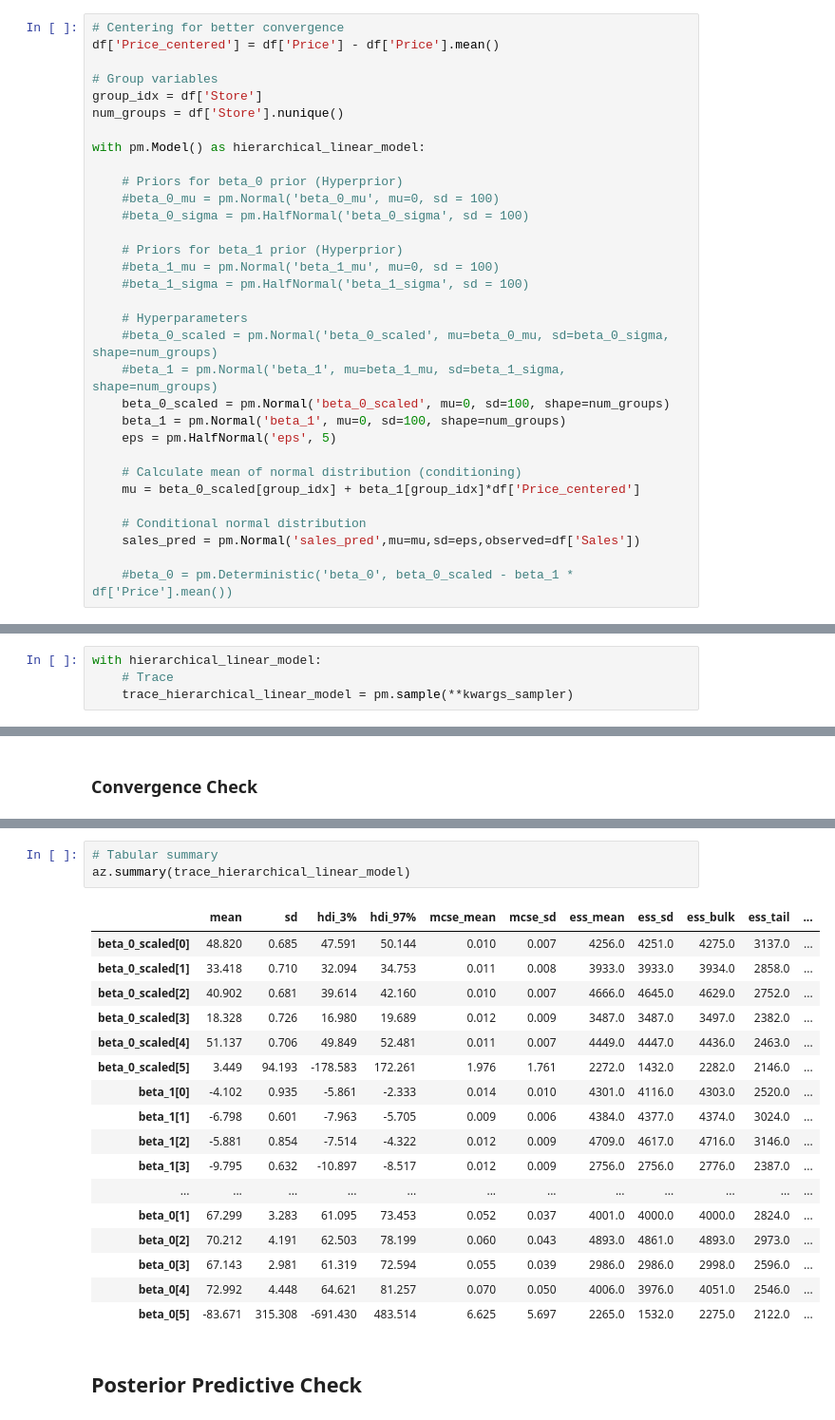
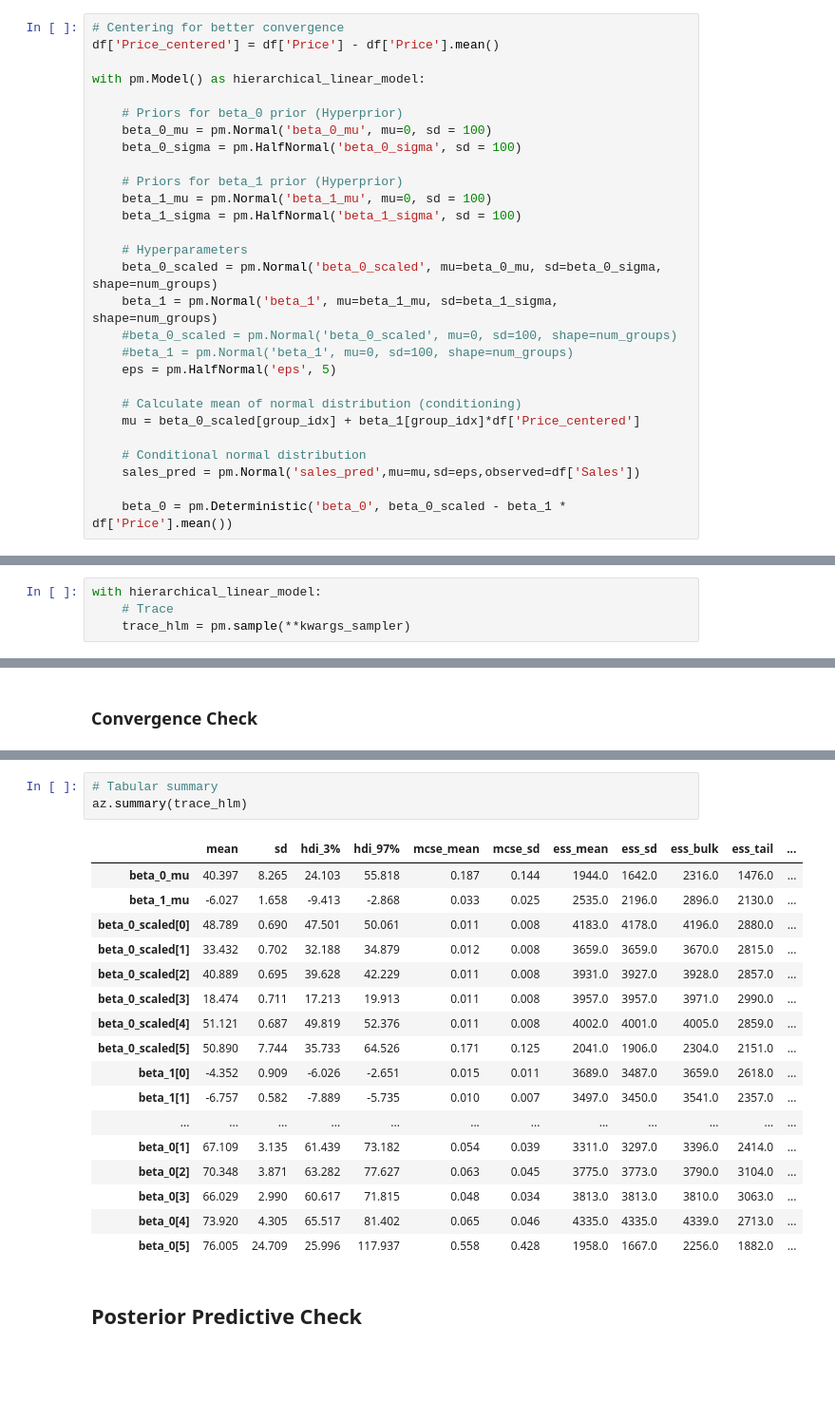
Before and after one commit to ThiesDS/bayes_workshop, a Jupyter notebook: 2_praxis/loesungen/praxisteil_II.ipynb, the cells around one changed output, grey strips where cells are left out. Shown at 95% size. Cells and saved outputs as stored; diff of their text form; blank space fills up the shorter version.

```diff
--- a/2_praxis/loesungen/praxisteil_II.ipynb
+++ b/2_praxis/loesungen/praxisteil_II.ipynb
@@ -112,25 +112,21 @@ Die Implementierung findet Schrittweise statt, um den Prozess zu verdeutlichen:
 # Centering for better convergence
 df['Price_centered'] = df['Price'] - df['Price'].mean()
 
-# Group variables
-group_idx = df['Store']
-num_groups = df['Store'].nunique()
-
 with pm.Model() as hierarchical_linear_model:
 
     # Priors for beta_0 prior (Hyperprior)
-    #beta_0_mu = pm.Normal('beta_0_mu', mu=0, sd = 100)
-    #beta_0_sigma = pm.HalfNormal('beta_0_sigma', sd = 100)
+    beta_0_mu = pm.Normal('beta_0_mu', mu=0, sd = 100)
+    beta_0_sigma = pm.HalfNormal('beta_0_sigma', sd = 100)
 
     # Priors for beta_1 prior (Hyperprior)
-    #beta_1_mu = pm.Normal('beta_1_mu', mu=0, sd = 100)
-    #beta_1_sigma = pm.HalfNormal('beta_1_sigma', sd = 100)
+    beta_1_mu = pm.Normal('beta_1_mu', mu=0, sd = 100)
+    beta_1_sigma = pm.HalfNormal('beta_1_sigma', sd = 100)
 
     # Hyperparameters
-    #beta_0_scaled = pm.Normal('beta_0_scaled', mu=beta_0_mu, sd=beta_0_sigma, shape=num_groups)
-    #beta_1 = pm.Normal('beta_1', mu=beta_1_mu, sd=beta_1_sigma, shape=num_groups)
-    beta_0_scaled = pm.Normal('beta_0_scaled', mu=0, sd=100, shape=num_groups)
-    beta_1 = pm.Normal('beta_1', mu=0, sd=100, shape=num_groups)
+    beta_0_scaled = pm.Normal('beta_0_scaled', mu=beta_0_mu, sd=beta_0_sigma, shape=num_groups)
+    beta_1 = pm.Normal('beta_1', mu=beta_1_mu, sd=beta_1_sigma, shape=num_groups)
+    #beta_0_scaled = pm.Normal('beta_0_scaled', mu=0, sd=100, shape=num_groups)
+    #beta_1 = pm.Normal('beta_1', mu=0, sd=100, shape=num_groups)
     eps = pm.HalfNormal('eps', 5)
 
     # Calculate mean of normal distribution (conditioning)
@@ -139,7 +135,7 @@ with pm.Model() as hierarchical_linear_model:
     # Conditional normal distribution
     sales_pred = pm.Normal('sales_pred',mu=mu,sd=eps,observed=df['Sales'])
 
-    #beta_0 = pm.Deterministic('beta_0', beta_0_scaled - beta_1 * df['Price'].mean())
+    beta_0 = pm.Deterministic('beta_0', beta_0_scaled - beta_1 * df['Price'].mean())
 # %%
 # Visualize the model
 pm.model_to_graphviz(hierarchical_linear_model)
@@ -152,7 +148,7 @@ pm.model_to_graphviz(hierarchical_linear_model)
 # %%
 with hierarchical_linear_model:
     # Trace
-    trace_hierarchical_linear_model = pm.sample(**kwargs_sampler)
+    trace_hlm = pm.sample(**kwargs_sampler)
 # %% [output]
 Auto-assigning NUTS sampler...
 Initializing NUTS using jitter+adapt_diag...
@@ -191,24 +185,24 @@ array([[<AxesSubplot:title={'center':'beta_0_scaled\n0'}>,
 # %%
 # Tabular summary
-az.summary(trace_hierarchical_linear_model)
+az.summary(trace_hlm)
 # %% [output]
 |  | mean | sd | hdi_3% | hdi_97% | mcse_mean | mcse_sd | ess_mean | ess_sd | ess_bulk | ess_tail | ... |
-| beta_0_scaled[0] | 48.820 | 0.685 | 47.591 | 50.144 | 0.010 | 0.007 | 4256.0 | 4251.0 | 4275.0 | 3137.0 | ... |
-| beta_0_scaled[1] | 33.418 | 0.710 | 32.094 | 34.753 | 0.011 | 0.008 | 3933.0 | 3933.0 | 3934.0 | 2858.0 | ... |
-| beta_0_scaled[2] | 40.902 | 0.681 | 39.614 | 42.160 | 0.010 | 0.007 | 4666.0 | 4645.0 | 4629.0 | 2752.0 | ... |
-| beta_0_scaled[3] | 18.328 | 0.726 | 16.980 | 19.689 | 0.012 | 0.009 | 3487.0 | 3487.0 | 3497.0 | 2382.0 | ... |
-| beta_0_scaled[4] | 51.137 | 0.706 | 49.849 | 52.481 | 0.011 | 0.007 | 4449.0 | 4447.0 | 4436.0 | 2463.0 | ... |
-| beta_0_scaled[5] | 3.449 | 94.193 | -178.583 | 172.261 | 1.976 | 1.761 | 2272.0 | 1432.0 | 2282.0 | 2146.0 | ... |
-| beta_1[0] | -4.102 | 0.935 | -5.861 | -2.333 | 0.014 | 0.010 | 4301.0 | 4116.0 | 4303.0 | 2520.0 | ... |
-| beta_1[1] | -6.798 | 0.601 | -7.963 | -5.705 | 0.009 | 0.006 | 4384.0 | 4377.0 | 4374.0 | 3024.0 | ... |
-| beta_1[2] | -5.881 | 0.854 | -7.514 | -4.322 | 0.012 | 0.009 | 4709.0 | 4617.0 | 4716.0 | 3146.0 | ... |
-| beta_1[3] | -9.795 | 0.632 | -10.897 | -8.517 | 0.012 | 0.009 | 2756.0 | 2756.0 | 2776.0 | 2387.0 | ... |
+| beta_0_mu | 40.397 | 8.265 | 24.103 | 55.818 | 0.187 | 0.144 | 1944.0 | 1642.0 | 2316.0 | 1476.0 | ... |
+| beta_1_mu | -6.027 | 1.658 | -9.413 | -2.868 | 0.033 | 0.025 | 2535.0 | 2196.0 | 2896.0 | 2130.0 | ... |
+| beta_0_scaled[0] | 48.789 | 0.690 | 47.501 | 50.061 | 0.011 | 0.008 | 4183.0 | 4178.0 | 4196.0 | 2880.0 | ... |
+| beta_0_scaled[1] | 33.432 | 0.702 | 32.188 | 34.879 | 0.012 | 0.008 | 3659.0 | 3659.0 | 3670.0 | 2815.0 | ... |
+| beta_0_scaled[2] | 40.889 | 0.695 | 39.628 | 42.229 | 0.011 | 0.008 | 3931.0 | 3927.0 | 3928.0 | 2857.0 | ... |
+| beta_0_scaled[3] | 18.474 | 0.711 | 17.213 | 19.913 | 0.011 | 0.008 | 3957.0 | 3957.0 | 3971.0 | 2990.0 | ... |
+| beta_0_scaled[4] | 51.121 | 0.687 | 49.819 | 52.376 | 0.011 | 0.008 | 4002.0 | 4001.0 | 4005.0 | 2859.0 | ... |
+| beta_0_scaled[5] | 50.890 | 7.744 | 35.733 | 64.526 | 0.171 | 0.125 | 2041.0 | 1906.0 | 2304.0 | 2151.0 | ... |
+| beta_1[0] | -4.352 | 0.909 | -6.026 | -2.651 | 0.015 | 0.011 | 3689.0 | 3487.0 | 3659.0 | 2618.0 | ... |
+| beta_1[1] | -6.757 | 0.582 | -7.889 | -5.735 | 0.010 | 0.007 | 3497.0 | 3450.0 | 3541.0 | 2357.0 | ... |
 | ... | ... | ... | ... | ... | ... | ... | ... | ... | ... | ... | ... |
-| beta_0[1] | 67.299 | 3.283 | 61.095 | 73.453 | 0.052 | 0.037 | 4001.0 | 4000.0 | 4000.0 | 2824.0 | ... |
-| beta_0[2] | 70.212 | 4.191 | 62.503 | 78.199 | 0.060 | 0.043 | 4893.0 | 4861.0 | 4893.0 | 2973.0 | ... |
-| beta_0[3] | 67.143 | 2.981 | 61.319 | 72.594 | 0.055 | 0.039 | 2986.0 | 2986.0 | 2998.0 | 2596.0 | ... |
-| beta_0[4] | 72.992 | 4.448 | 64.621 | 81.257 | 0.070 | 0.050 | 4006.0 | 3976.0 | 4051.0 | 2546.0 | ... |
-| beta_0[5] | -83.671 | 315.308 | -691.430 | 483.514 | 6.625 | 5.697 | 2265.0 | 1532.0 | 2275.0 | 2122.0 | ... |
+| beta_0[1] | 67.109 | 3.135 | 61.439 | 73.182 | 0.054 | 0.039 | 3311.0 | 3297.0 | 3396.0 | 2414.0 | ... |
+| beta_0[2] | 70.348 | 3.871 | 63.282 | 77.627 | 0.063 | 0.045 | 3775.0 | 3773.0 | 3790.0 | 3104.0 | ... |
+| beta_0[3] | 66.029 | 2.990 | 60.617 | 71.815 | 0.048 | 0.034 | 3813.0 | 3813.0 | 3810.0 | 3063.0 | ... |
+| beta_0[4] | 73.920 | 4.305 | 65.517 | 81.402 | 0.065 | 0.046 | 4335.0 | 4335.0 | 4339.0 | 2713.0 | ... |
+| beta_0[5] | 76.005 | 24.709 | 25.996 | 117.937 | 0.558 | 0.428 | 1958.0 | 1667.0 | 2256.0 | 1882.0 | ... |
 # %% [markdown]
 ## Posterior Predictive Check
 # %%
```
Also changed, not shown: parts of 10 cells of this notebook, 2 other files.
